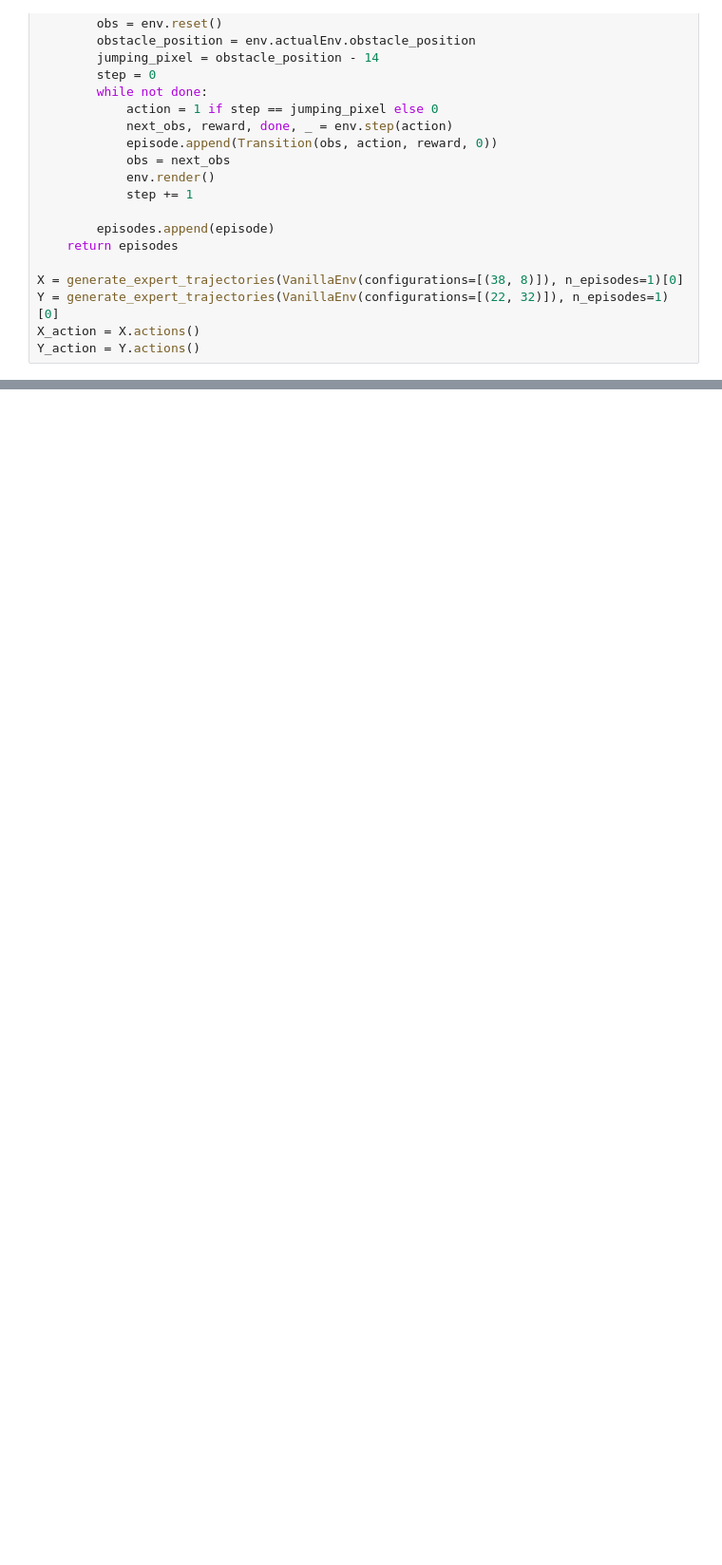
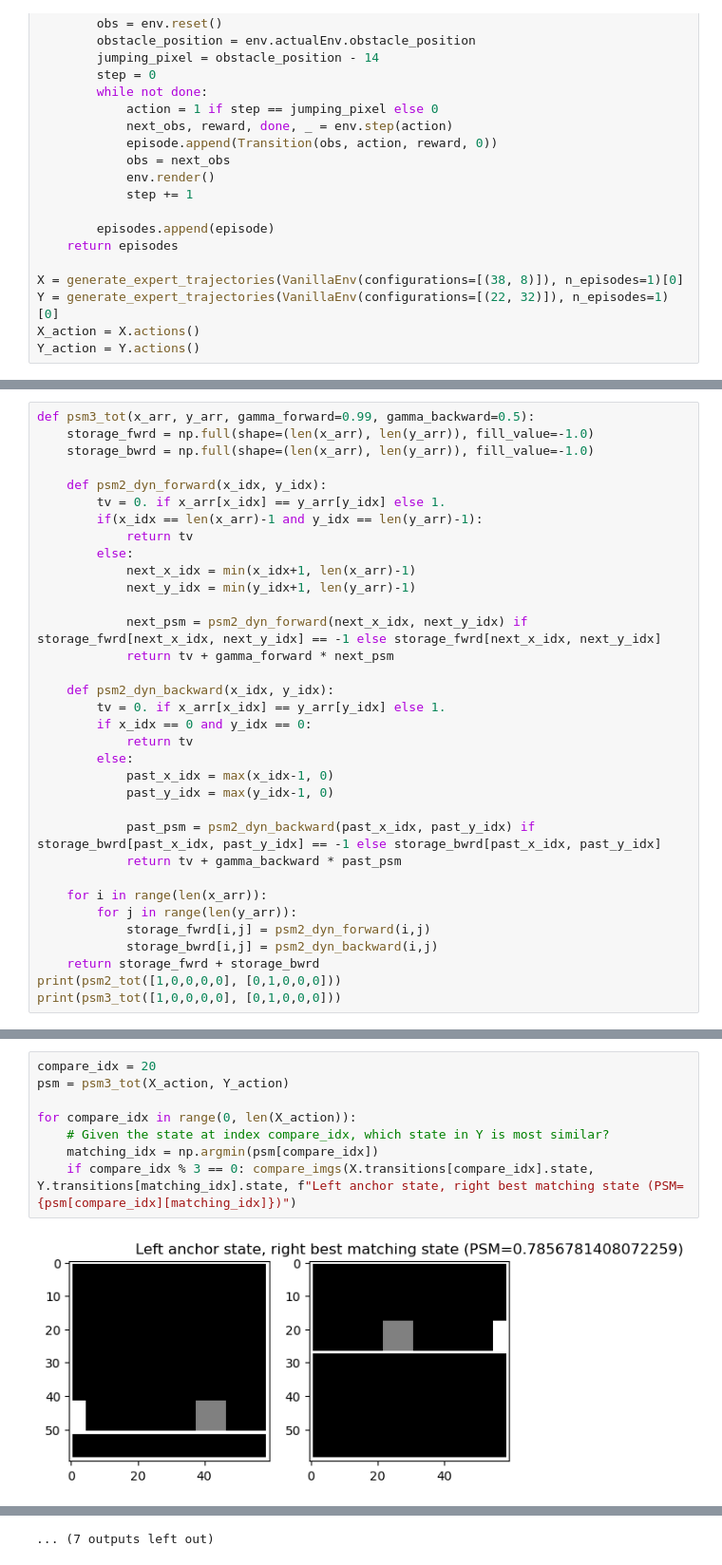
Before and after one commit to manusimidt/jku_master_thesis, a Jupyter notebook: psm.ipynb, the cells around one changed output, grey strips where cells are left out. Shown at 95% size. Drawn from its saved outputs; the diff is of its cells as text; blank space fills up the shorter version.

```diff
--- a/psm.ipynb
+++ b/psm.ipynb
@@ -89,0 +285,34 @@ compare_imgs(X.transitions[compare_idx].state, Y.transitions[matching_idx+1].sta
+# %%
+def psm3_tot(x_arr, y_arr, gamma_forward=0.99, gamma_backward=0.5):
+    storage_fwrd = np.full(shape=(len(x_arr), len(y_arr)), fill_value=-1.0)
+    storage_bwrd = np.full(shape=(len(x_arr), len(y_arr)), fill_value=-1.0)
+
+    def psm2_dyn_forward(x_idx, y_idx):
+        tv = 0. if x_arr[x_idx] == y_arr[y_idx] else 1.
+        if(x_idx == len(x_arr)-1 and y_idx == len(y_arr)-1):
+            return tv
+        else:
+            next_x_idx = min(x_idx+1, len(x_arr)-1)
+            next_y_idx = min(y_idx+1, len(y_arr)-1)
+
+            next_psm = psm2_dyn_forward(next_x_idx, next_y_idx) if storage_fwrd[next_x_idx, next_y_idx] == -1 else storage_fwrd[next_x_idx, next_y_idx]
+            return tv + gamma_forward * next_psm
+
+    def psm2_dyn_backward(x_idx, y_idx):
+        tv = 0. if x_arr[x_idx] == y_arr[y_idx] else 1.
+        if x_idx == 0 and y_idx == 0:
+            return tv
+        else:
+            past_x_idx = max(x_idx-1, 0)
+            past_y_idx = max(y_idx-1, 0)
+
+            past_psm = psm2_dyn_backward(past_x_idx, past_y_idx) if storage_bwrd[past_x_idx, past_y_idx] == -1 else storage_bwrd[past_x_idx, past_y_idx]
+            return tv + gamma_backward * past_psm
+
+    for i in range(len(x_arr)):
+        for j in range(len(y_arr)):
+            storage_fwrd[i,j] = psm2_dyn_forward(i,j)
+            storage_bwrd[i,j] = psm2_dyn_backward(i,j)
+    return storage_fwrd + storage_bwrd
+print(psm2_tot([1,0,0,0,0], [0,1,0,0,0]))
+print(psm3_tot([1,0,0,0,0], [0,1,0,0,0]))
@@ -89,0 +330,10 @@ compare_imgs(X.transitions[compare_idx].state, Y.transitions[matching_idx+1].sta
+# %%
+compare_idx = 20
+psm = psm3_tot(X_action, Y_action)
+
+for compare_idx in range(0, len(X_action)):
+    # Given the state at index compare_idx, which state in Y is most similar?
+    matching_idx = np.argmin(psm[compare_idx])
+    if compare_idx % 3 == 0: compare_imgs(X.transitions[compare_idx].state, Y.transitions[matching_idx].state, f"Left anchor state, right best matching state (PSM={psm[compare_idx][matching_idx]})")
+# %% [output]
+[figure, added]
@@ -89,0 +351 @@ compare_imgs(X.transitions[compare_idx].state, Y.transitions[matching_idx+1].sta
+... (7 outputs left out)
```
Also changed, not shown: parts of 16 cells of this notebook, 4 other files.
